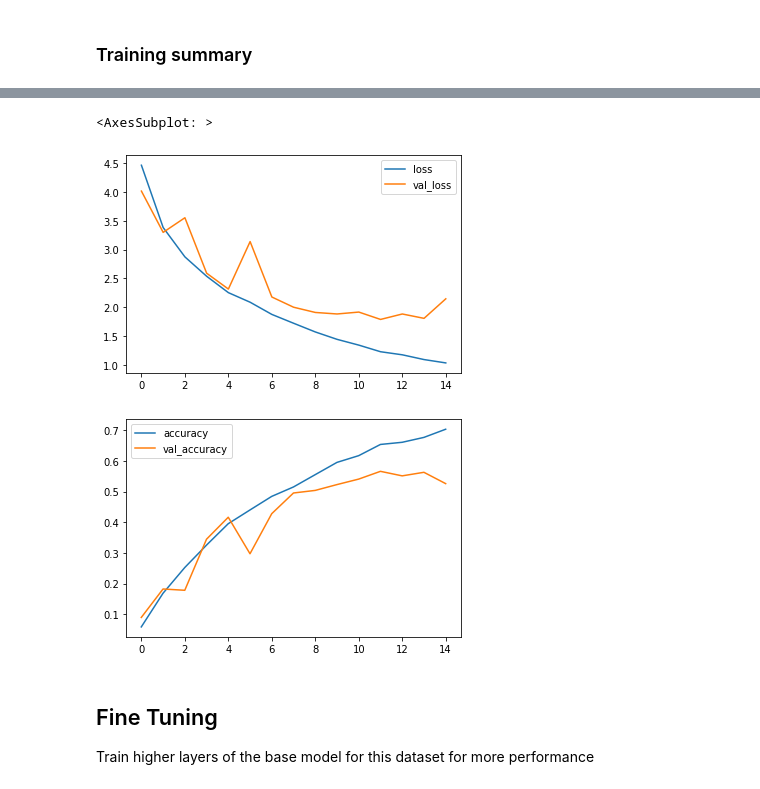
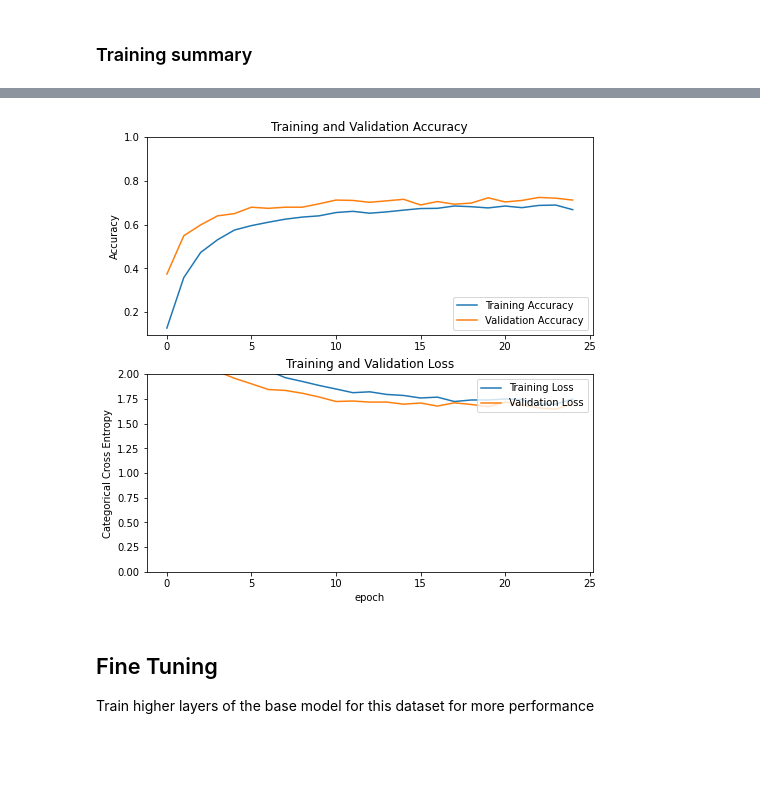
Before and after one commit to Wigu701/PokeDex-Project, a Jupyter notebook: pokeclassifier.ipynb, the cells around one changed output, grey strips where cells are left out. Drawn from its saved outputs; the diff is of its cells as text; code cells hidden in the pictures; blank space fills up the shorter version.

```diff
--- a/pokeclassifier.ipynb
+++ b/pokeclassifier.ipynb
@@ -125,6 +135,7 @@ preprocess_input = resnet50.preprocess_input
 AUTOTUNE = tf.data.AUTOTUNE
 
 train_dataset = train_dataset.prefetch(buffer_size=AUTOTUNE)
+val_dataset = val_dataset.prefetch(buffer_size=AUTOTUNE)
 test_dataset = test_dataset.prefetch(buffer_size=AUTOTUNE)
 # %% [markdown]
 ## Model Definition
@@ -134,7 +145,7 @@ We will use ResNet50 as our base model with our own classification head. Softmax
 ### Base ResNet50 instantiation
 # %%
 INPUT_DIM = IMAGE_SHAPE + (3,)
-base_model = resnet50.ResNet50(input_shape=INPUT_DIM,include_top=False,weights='imagenet')
+base_model = resnet_v2.ResNet50V2(input_shape=INPUT_DIM,include_top=False,weights='imagenet')
 
 base_model.trainable = False
 # %% [markdown]
@@ -144,7 +155,7 @@ base_model.trainable = False
 global_average_layer = tf.keras.layers.GlobalAveragePooling2D()
 
 # Output layer
-output_layer = layers.Dense(149,activation='softmax')
+output_layer = layers.Dense(149,activation='softmax',kernel_regularizer=tf.keras.regularizers.l2(0.001))
 # %% [markdown]
 ### Building and compiling model
 # %%
@@ -192,7 +203,7 @@ from tensorflow.keras.callbacks import EarlyStopping
 checkpoint = tf.keras.callbacks.ModelCheckpoint("poke_model.h5",
                                                 monitor="val_loss",
                                                 save_best_only=True,)
-early_stopping = EarlyStopping(monitor='val_accuracy',patience=2)
+early_stopping = EarlyStopping(monitor='val_loss',patience=3)
 
 results = model.fit(train_dataset,
                     epochs=EPOCH_TRAIN,
@@ -239,8 +233,8 @@ plt.subplot(2, 1, 2)
 plt.plot(loss, label='Training Loss')
 plt.plot(val_loss, label='Validation Loss')
 plt.legend(loc='upper right')
-plt.ylabel('Cross Entropy')
-plt.ylim([0,1.0])
+plt.ylabel('Categorical Cross Entropy')
+plt.ylim([0,2.0])
 plt.title('Training and Validation Loss')
 plt.xlabel('epoch')
 plt.show()
@@ -249,6 +242,4 @@ plt.show()
-<AxesSubplot: >
-[figure, old version]
+[figure, new version]
-[figure, removed]
 # %% [markdown]
 ## Fine Tuning
 
```
Also changed, not shown: parts of 17 cells of this notebook, 2 other files.
